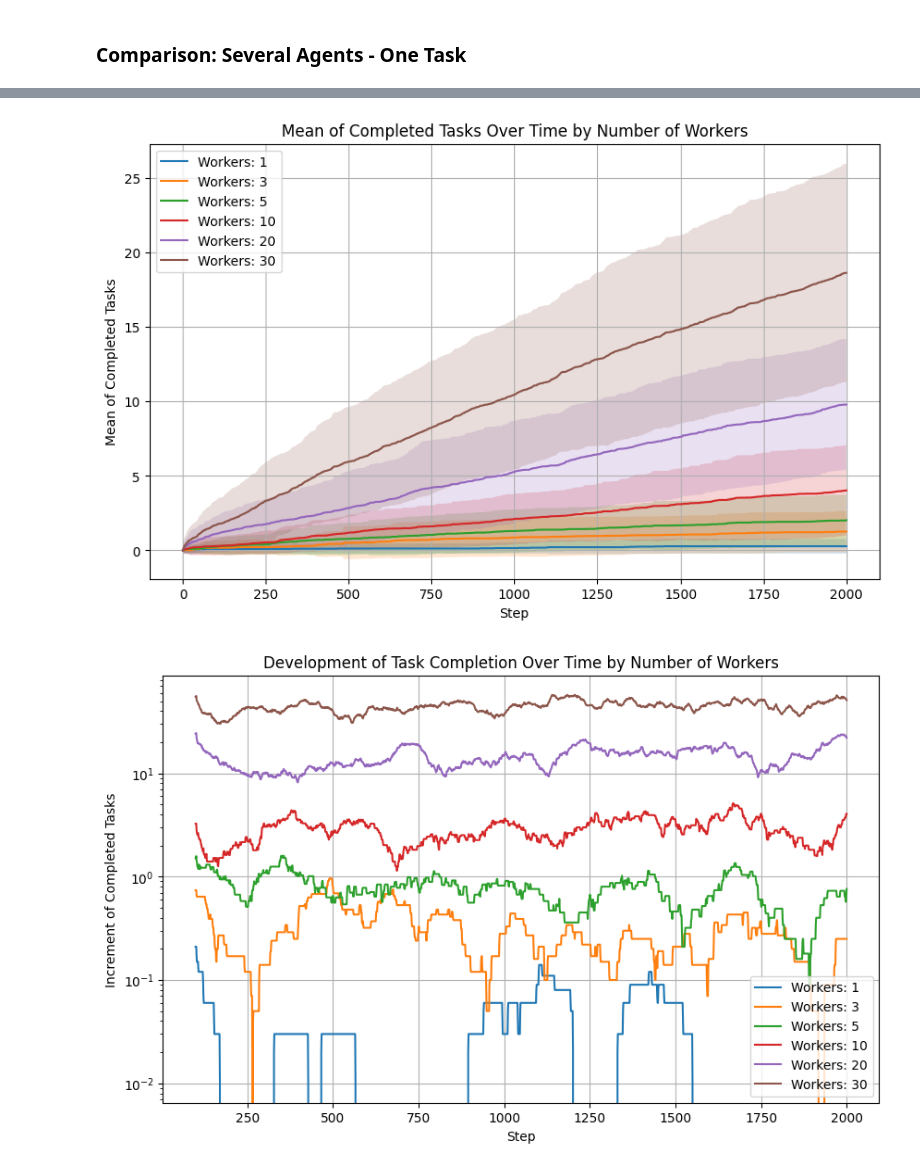
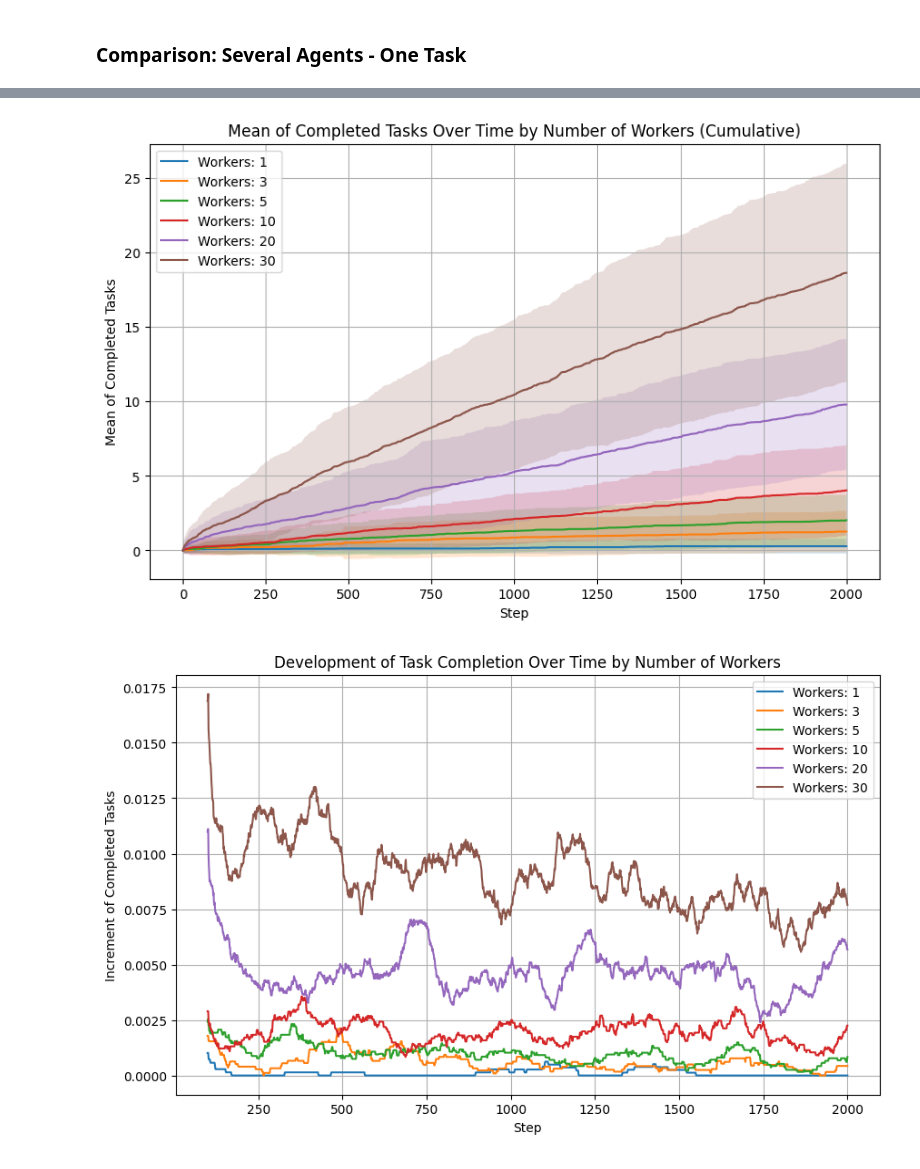
Before and after one commit to nicholas-voigt/SMU_CS603_Multi_Agent_Systems, a Jupyter notebook: assignment3/analysis.ipynb, the cells around one changed output, grey strips where cells are left out. Drawn from its saved outputs; the diff is of its cells as text; code cells hidden in the pictures.

```diff
--- a/assignment3/analysis.ipynb
+++ b/assignment3/analysis.ipynb
@@ -84,0 +55,27 @@ plt.show()
+# %%
+# Plot the average number of completed tasks per step with a rolling average
+task_increment = df["Completed_Tasks_Mean"].diff().fillna(0)
+rolling_mean_increment = task_increment.rolling(window=100).mean()
+
+plt.figure(figsize=(10, 6))
+# Create figure with two y-axes
+fig, ax1 = plt.subplots(figsize=(10, 6))
+
+# First y-axis for absolute values
+ax1.plot(df["Step"], task_increment, color='blue', label='Mean Task Completions per Step')
+ax1.set_xlabel("Step")
+ax1.tick_params(axis='y', labelcolor='blue')
+
+# Second y-axis for rolling average
+ax2 = ax1.twinx()
+ax2.plot(df["Step"], rolling_mean_increment, color='orange', label='Rolling Average of Task Completions (window=100)')
+ax2.tick_params(axis='y', labelcolor='orange')
+
+# Combine legends
+lines1, labels1 = ax1.get_legend_handles_labels()
+lines2, labels2 = ax2.get_legend_handles_labels()
+ax1.legend(lines1 + lines2, labels1 + labels2, loc='upper left')
+plt.title("Completed Tasks Over Time")
+plt.xlabel("Step")
+plt.grid()
+plt.show()
@@ -93,13 +98,11 @@ plt.figure(figsize=(10, 6))
 for r in df['num_workers'].unique():
     df_worker = df[df['num_workers'] == r]
     subset = df_worker.groupby("Step").agg(
-        Completed_Tasks_Sum=("Completed_Tasks", "sum"),
-        Completed_Tasks_Mean=("Completed_Tasks", "mean"),
-        Completed_Tasks_Std=("Completed_Tasks", "std"),
+        Completed_Tasks_Sum=("Completed_Tasks", "sum")
     ).reset_index()
     plt.plot(subset["Step"], subset["Completed_Tasks_Sum"], label=f'Workers: {r}')
 
-plt.title("Sum of Completed Tasks Over Time by Number of Workers")
+plt.title("Sum of Completed Tasks Over Time by Number of Workers (Cumulative Sum)")
 plt.xlabel("Step")
 plt.ylabel("Sum of Completed Tasks")
 plt.yscale('log')
@@ -113,7 +116,6 @@ plt.figure(figsize=(10, 6))
 for r in df['num_workers'].unique():
     df_worker = df[df['num_workers'] == r]
     subset = df_worker.groupby("Step").agg(
-        Completed_Tasks_Sum=("Completed_Tasks", "sum"),
         Completed_Tasks_Mean=("Completed_Tasks", "mean"),
         Completed_Tasks_Std=("Completed_Tasks", "std"),
     ).reset_index()
@@ -121,7 +123,7 @@ for r in df['num_workers'].unique():
     plt.fill_between(subset["Step"], subset["Completed_Tasks_Mean"] - subset["Completed_Tasks_Std"],
                      subset["Completed_Tasks_Mean"] + subset["Completed_Tasks_Std"], alpha=0.2)
 
-plt.title("Mean of Completed Tasks Over Time by Number of Workers")
+plt.title("Mean of Completed Tasks Over Time by Number of Workers (Cumulative)")
 plt.xlabel("Step")
 plt.ylabel("Mean of Completed Tasks")
 # plt.yscale('log')
@@ -129,25 +131,26 @@ plt.legend()
 plt.grid()
 plt.show()
 # %% [output]
-[figure, old version]
+[figure, new version]
 # %%
 plt.figure(figsize=(10, 6))
 for r in df['num_workers'].unique():
     df_worker = df[df['num_workers'] == r]
     subset = df_worker.groupby("Step").agg(
-        Completed_Tasks_Sum=("Completed_Tasks", "sum"),
+        Completed_Tasks_Mean=("Completed_Tasks", "mean"),
+        Completed_Tasks_Std=("Completed_Tasks", "std"),
     ).reset_index()
-    task_increment = subset["Completed_Tasks_Sum"].diff().fillna(0)
+    task_increment = subset["Completed_Tasks_Mean"].diff().fillna(0)
     rolling_mean_increment = task_increment.rolling(window=100).mean()
 
     plt.plot(subset["Step"], rolling_mean_increment, label=f'Workers: {r}')
 
 plt.title("Development of Task Completion Over Time by Number of Workers")
 plt.xlabel("Step")
 plt.ylabel("Increment of Completed Tasks")
-plt.yscale('log')
+# plt.yscale('log')
 plt.legend()
 plt.grid()
 plt.show()
 # %% [output]
-[figure, old version]
+[figure, new version]
```
Also changed, not shown: parts of 34 cells of this notebook, 2 other files.
